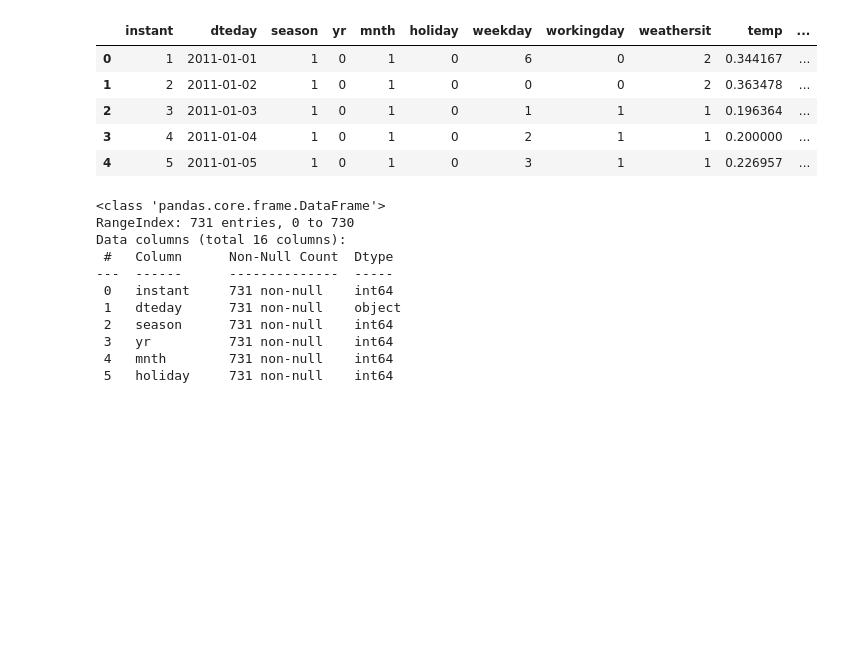
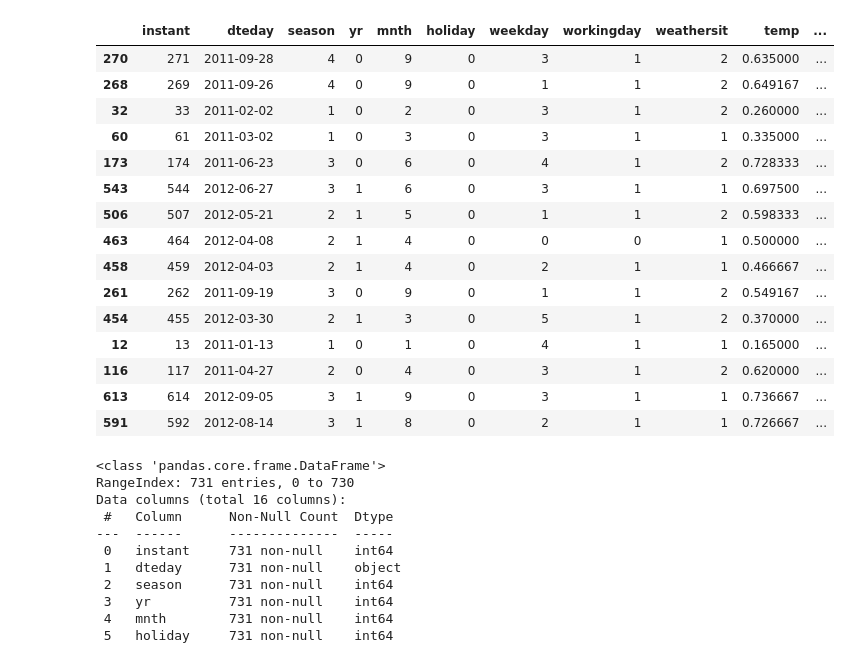
Before and after one commit to GadiseMustika/bikesharing_analytic, a Jupyter notebook: notebook.ipynb, the cells around one changed output. Cells and saved outputs as stored; diff of their text form; code cells hidden in the pictures; blank space fills up the shorter version.

```diff
--- a/notebook.ipynb
+++ b/notebook.ipynb
@@ -7,14 +7,24 @@ import streamlit as st
 # %%
 # load day dataset in analytics bikesharing
 days_df = pd.read_csv("data/day.csv")
-days_df.head()
+days_df.sample(15)
 # %% [output]
 |  | instant | dteday | season | yr | mnth | holiday | weekday | workingday | weathersit | temp | ... |
-| 0 | 1 | 2011-01-01 | 1 | 0 | 1 | 0 | 6 | 0 | 2 | 0.344167 | ... |
-| 1 | 2 | 2011-01-02 | 1 | 0 | 1 | 0 | 0 | 0 | 2 | 0.363478 | ... |
-| 2 | 3 | 2011-01-03 | 1 | 0 | 1 | 0 | 1 | 1 | 1 | 0.196364 | ... |
-| 3 | 4 | 2011-01-04 | 1 | 0 | 1 | 0 | 2 | 1 | 1 | 0.200000 | ... |
-| 4 | 5 | 2011-01-05 | 1 | 0 | 1 | 0 | 3 | 1 | 1 | 0.226957 | ... |
+| 270 | 271 | 2011-09-28 | 4 | 0 | 9 | 0 | 3 | 1 | 2 | 0.635000 | ... |
+| 268 | 269 | 2011-09-26 | 4 | 0 | 9 | 0 | 1 | 1 | 2 | 0.649167 | ... |
+| 32 | 33 | 2011-02-02 | 1 | 0 | 2 | 0 | 3 | 1 | 2 | 0.260000 | ... |
+| 60 | 61 | 2011-03-02 | 1 | 0 | 3 | 0 | 3 | 1 | 1 | 0.335000 | ... |
+| 173 | 174 | 2011-06-23 | 3 | 0 | 6 | 0 | 4 | 1 | 2 | 0.728333 | ... |
+| 543 | 544 | 2012-06-27 | 3 | 1 | 6 | 0 | 3 | 1 | 1 | 0.697500 | ... |
+| 506 | 507 | 2012-05-21 | 2 | 1 | 5 | 0 | 1 | 1 | 2 | 0.598333 | ... |
+| 463 | 464 | 2012-04-08 | 2 | 1 | 4 | 0 | 0 | 0 | 1 | 0.500000 | ... |
+| 458 | 459 | 2012-04-03 | 2 | 1 | 4 | 0 | 2 | 1 | 1 | 0.466667 | ... |
+| 261 | 262 | 2011-09-19 | 3 | 0 | 9 | 0 | 1 | 1 | 2 | 0.549167 | ... |
+| 454 | 455 | 2012-03-30 | 2 | 1 | 3 | 0 | 5 | 1 | 2 | 0.370000 | ... |
+| 12 | 13 | 2011-01-13 | 1 | 0 | 1 | 0 | 4 | 1 | 1 | 0.165000 | ... |
+| 116 | 117 | 2011-04-27 | 2 | 0 | 4 | 0 | 3 | 1 | 2 | 0.620000 | ... |
+| 613 | 614 | 2012-09-05 | 3 | 1 | 9 | 0 | 3 | 1 | 1 | 0.736667 | ... |
+| 591 | 592 | 2012-08-14 | 3 | 1 | 8 | 0 | 2 | 1 | 1 | 0.726667 | ... |
 # %%
 
 # Assesing value each columns in dataset day
```
Also changed, not shown: parts of 7 cells of this notebook.
